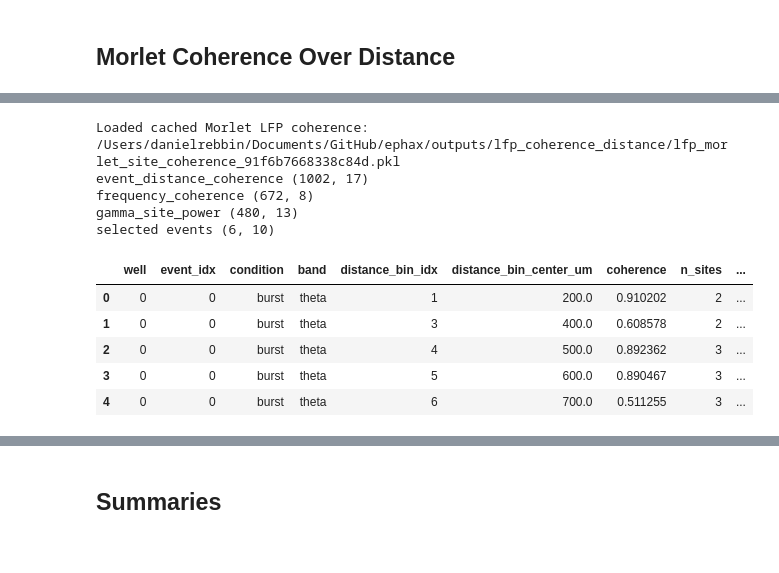
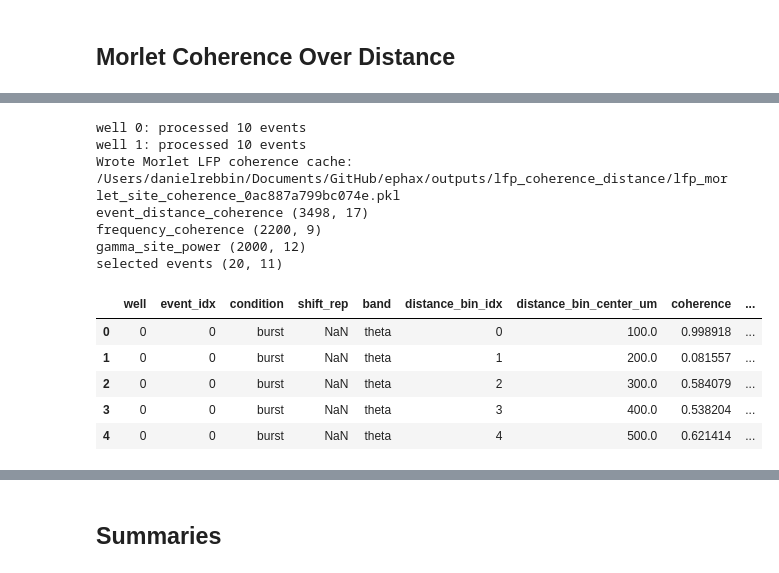
Before and after one commit to dlrebbin98/ephax, a Jupyter notebook: Notebooks/activity_distance_lfp.ipynb, the cells around one changed output, grey strips where cells are left out. Saved outputs shown, nothing was run; the diff lists cells and outputs as text; code cells hidden in the pictures.

```diff
--- a/Notebooks/activity_distance_lfp.ipynb
+++ b/Notebooks/activity_distance_lfp.ipynb
@@ -544,4 +1323,6 @@ def _event_condition_rows(segment, *, well, event_idx, anchor_time_s, condition,
 # %%
+
+
 def compute_wavelet_distance_coherence(event_df, local_df):
     distance_rows = []
     site_rows = []
@@ -551,6 +1332,7 @@ def compute_wavelet_distance_coherence(event_df, local_df):
     if event_df.empty or local_df.empty:
         return pd.DataFrame(), pd.DataFrame(), pd.DataFrame(), pd.DataFrame(), pd.DataFrame()
 
+    rng = np.random.default_rng(int(BACKGROUND_RANDOM_SEED))
     for well, well_events in event_df.groupby("well", sort=True):
         well_selected = _select_events_for_well(well_events)
         local_well = local_df.loc[local_df["well"] == int(well)]
@@ -563,16 +1345,20 @@ def compute_wavelet_distance_coherence(event_df, local_df):
             raw_file = str(event["raw_file"])
             dataset = str(event["dataset"])
             anchor_s = float(event["anchor_time_s"])
+            window_s = float(event["coherence_window_s"])
+            center_s = 0.5 * (float(event["coherence_start_s"]) + float(event["coherence_stop_s"]))
 
-            burst_segment = _load_lfp_segment(raw_file, dataset, anchor_s, electrodes, shift_s=0.0)
+            burst_segment = _load_lfp_segment(raw_file, dataset, center_s, window_s, electrodes)
             if burst_segment is None:
                 continue
-            burst_rows, burst_site_rows, burst_spectrum, burst_gamma_power, ref_electrode, period_specs = _event_condition_rows(
+            burst_coeffs = morlet_coefficients(burst_segment["data"], COHERENCE_FS_HZ, WAVELET_FREQS_HZ)
+            burst_rows, burst_site_rows, burst_spectrum, burst_gamma_power, ref_electrode, peak_specs = _event_condition_rows(
                 burst_segment,
                 well=well,
                 event_idx=event_idx,
                 anchor_time_s=anchor_s,
                 condition="burst",
+                segment_coeffs=burst_coeffs,
             )
             if ref_electrode is None:
                 continue
@@ -581,16 +1367,28 @@ def compute_wavelet_distance_coherence(event_df, local_df):
             spectrum_rows.extend(burst_spectrum)
             gamma_power_rows.extend(burst_gamma_power)
 
-            shifted_segment = _load_lfp_segment(raw_file, dataset, anchor_s, electrodes, shift_s=SHIFT_CONTROL_S)
-            if shifted_segment is not None:
+            ref_idx = int(np.flatnonzero(burst_segment["electrodes"] == int(ref_electrode))[0])
+            for shift_rep in range(1, int(BACKGROUND_SHIFT_REPS) + 1):
+                if BACKGROUND_SHIFT_MODE == "independent":
+                    shifted_coeffs, _ = _independent_shifted_target_coeffs(
+                        raw_file, dataset, anchor_s, window_s, burst_segment, ref_idx, rng
+                    )
+                else:
+                    shifted_coeffs, _ = _segment_shifted_target_coeffs(
+                        raw_file, dataset, anchor_s, window_s, burst_segment, rng
+                    )
+                if shifted_coeffs is None:
+                    continue
                 shifted_rows, shifted_site_rows, shifted_spectrum, _, _, _ = _event_condition_rows(
-                    shifted_segment,
+                    burst_segment,
                     well=well,
                     event_idx=event_idx,
                     anchor_time_s=anchor_s,
                     condition="shifted",
                     ref_electrode=ref_electrode,
-                    period_specs=period_specs,
+                    segment_coeffs=burst_coeffs,
+                    target_coeffs=shifted_coeffs,
+                    shift_rep=shift_rep,
                 )
                 distance_rows.extend(shifted_rows)
                 site_rows.extend(shifted_site_rows)
@@ -604,9 +1402,10 @@ def compute_wavelet_distance_coherence(event_df, local_df):
                 "dataset": dataset,
                 "n_active_electrodes": int(electrodes.size),
                 "ref_electrode": int(ref_electrode),
-                "theta_peak_frequency_hz": period_specs.get("theta", {}).get("peak_frequency_hz", np.nan),
-                "beta_peak_frequency_hz": period_specs.get("beta", {}).get("peak_frequency_hz", np.nan),
-                "gamma_peak_frequency_hz": period_specs.get("gamma", {}).get("peak_frequency_hz", np.nan),
+                "window_duration_s": window_s,
+                "theta_peak_frequency_hz": peak_specs.get("theta", {}).get("peak_frequency_hz", np.nan),
+                "beta_peak_frequency_hz": peak_specs.get("beta", {}).get("peak_frequency_hz", np.nan),
+                "gamma_peak_frequency_hz": peak_specs.get("gamma", {}).get("peak_frequency_hz", np.nan),
             })
         print(f"well {well}: processed {len([r for r in selected_events if r['well'] == int(well)])} events")
 
@@ -620,43 +1419,45 @@ def compute_wavelet_distance_coherence(event_df, local_df):
 
 
 if ANALYSIS_CACHE_PATH.exists() and not FORCE_RECOMPUTE:
     with ANALYSIS_CACHE_PATH.open("rb") as f:
         cached = pickle.load(f)
     event_distance_coherence = cached["event_distance_coherence"]
     lfp_site_coherence = cached.get("lfp_site_coherence", pd.DataFrame())
     frequency_coherence = cached.get("frequency_coherence", pd.DataFrame())
     gamma_site_power = cached.get("gamma_site_power", pd.DataFrame())
     selected_event_table = cached.get("selected_event_table", pd.DataFrame())
     print(f"Loaded cached Morlet LFP coherence: {ANALYSIS_CACHE_PATH}")
 else:
     event_distance_coherence, lfp_site_coherence, frequency_coherence, gamma_site_power, selected_event_table = compute_wavelet_distance_coherence(event_df, local_df)
     with ANALYSIS_CACHE_PATH.open("wb") as f:
         pickle.dump({
             "event_distance_coherence": event_distance_coherence,
             "lfp_site_coherence": lfp_site_coherence,
             "frequency_coherence": frequency_coherence,
             "gamma_site_power": gamma_site_power,
             "selected_event_table": selected_event_table,
             "cache_summary": cache_summary,
-        }, f)
+        }, f, protocol=pickle.HIGHEST_PROTOCOL)
     print(f"Wrote Morlet LFP coherence cache: {ANALYSIS_CACHE_PATH}")
 
 print("event_distance_coherence", event_distance_coherence.shape)
 print("frequency_coherence", frequency_coherence.shape)
 print("gamma_site_power", gamma_site_power.shape)
 print("selected events", selected_event_table.shape)
 display(event_distance_coherence.head())
 display(selected_event_table.head())
 # %% [output]
-Loaded cached Morlet LFP coherence: /Users/danielrebbin/Documents/GitHub/ephax/outputs/lfp_coherence_distance/lfp_morlet_site_coherence_91f6b7668338c84d.pkl
-event_distance_coherence (1002, 17)
-frequency_coherence (672, 8)
-gamma_site_power (480, 13)
-selected events (6, 10)
+well 0: processed 10 events
+well 1: processed 10 events
+Wrote Morlet LFP coherence cache: /Users/danielrebbin/Documents/GitHub/ephax/outputs/lfp_coherence_distance/lfp_morlet_site_coherence_0ac887a799bc074e.pkl
+event_distance_coherence (3498, 17)
+frequency_coherence (2200, 9)
+gamma_site_power (2000, 12)
+selected events (20, 11)
-|  | well | event_idx | condition | band | distance_bin_idx | distance_bin_center_um | coherence | n_sites | ... |
-| 0 | 0 | 0 | burst | theta | 1 | 200.0 | 0.910202 | 2 | ... |
-| 1 | 0 | 0 | burst | theta | 3 | 400.0 | 0.608578 | 2 | ... |
-| 2 | 0 | 0 | burst | theta | 4 | 500.0 | 0.892362 | 3 | ... |
-| 3 | 0 | 0 | burst | theta | 5 | 600.0 | 0.890467 | 3 | ... |
-| 4 | 0 | 0 | burst | theta | 6 | 700.0 | 0.511255 | 3 | ... |
+|  | well | event_idx | condition | shift_rep | band | distance_bin_idx | distance_bin_center_um | coherence | ... |
+| 0 | 0 | 0 | burst | NaN | theta | 0 | 100.0 | 0.998918 | ... |
+| 1 | 0 | 0 | burst | NaN | theta | 1 | 200.0 | 0.081557 | ... |
+| 2 | 0 | 0 | burst | NaN | theta | 2 | 300.0 | 0.584079 | ... |
+| 3 | 0 | 0 | burst | NaN | theta | 3 | 400.0 | 0.538204 | ... |
+| 4 | 0 | 0 | burst | NaN | theta | 4 | 500.0 | 0.621414 | ... |
 |  | well | event_idx | anchor_time_s | raw_file | dataset | n_active_electrodes | ref_electrode | ... |
```
Also changed, not shown: parts of 14 cells of this notebook, 17 other files.
